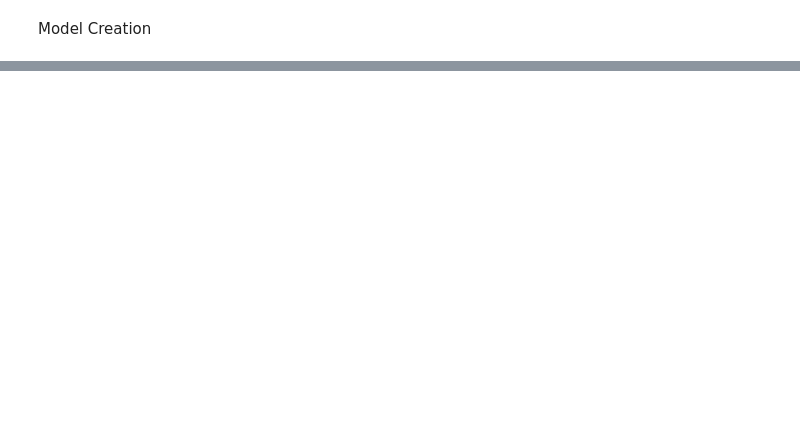
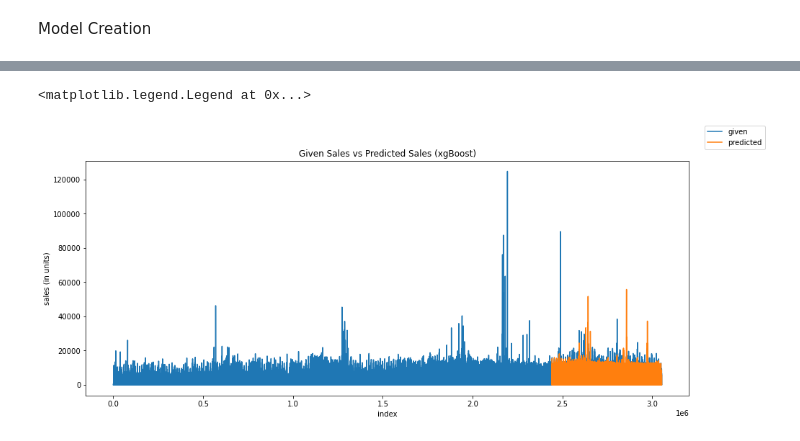
Before and after one commit to SamArnts/store_sales_timeseries, a Jupyter notebook: prediction.ipynb, the cells around one changed output, grey strips where cells are left out. Cells and saved outputs as stored; diff of their text form; code cells hidden in the pictures; blank space fills up the shorter version.

```diff
--- a/prediction.ipynb
+++ b/prediction.ipynb
@@ -382,0 +384,3 @@ mean_squared_error(y_test.values.ravel(), rf_model.predict(X_test))
+# %%
+# it seems that the xgboost model performed the best
+split_predictions = xgb_model.predict(X_test)
@@ -382,0 +398,5 @@ mean_squared_error(y_test.values.ravel(), rf_model.predict(X_test))
+# %%
+# here I'm adding the predicted values to the X_test df. we can plot this data later
+# to compare our predictions versus the given values
+X_test["sales_predictions"] = split_predictions
+X_test
@@ -382,0 +422,17 @@ mean_squared_error(y_test.values.ravel(), rf_model.predict(X_test))
+# %%
+# i noticed that some of the values are less than 0, which is impossible for sales numbers
+# if a value is less than 0, we will make it 0
+
+def make_0 (x:list):
+    new_list = []
+    for i in range(len(x)):
+        if x[i] < 0:
+            new_list.append(0)
+        else:
+            new_list.append(x[i])
+    return new_list
+
+
+split_predictions = make_0(split_predictions)
+X_test["sales_predictions"] = split_predictions
+X_test
@@ -382,0 +458,14 @@ mean_squared_error(y_test.values.ravel(), rf_model.predict(X_test))
+# %%
+# here is a plot showing the original sales data in blue and our predicted in orange
+# note, the blue overlapped by orange was not in our training set for the xgBoost model
+fig, ax = plt.subplots(figsize= (15, 6))
+
+ax.plot(train["sales"])
+ax.plot(X_test["sales_predictions"])
+plt.title("Given Sales vs Predicted Sales (xgBoost)")
+plt.xlabel("index")
+plt.ylabel("sales (in units)")
+fig.legend(labels=["given", "predicted"])
+# %% [output]
+<matplotlib.legend.Legend at 0x...>
+[figure, added]
```
Also changed, not shown: parts of 15 cells of this notebook.
